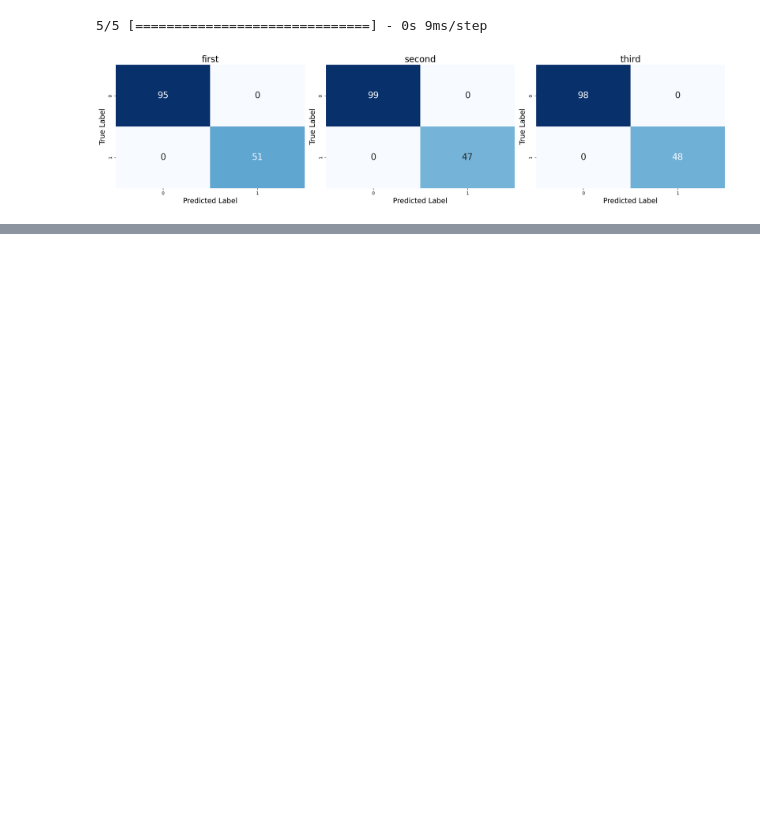
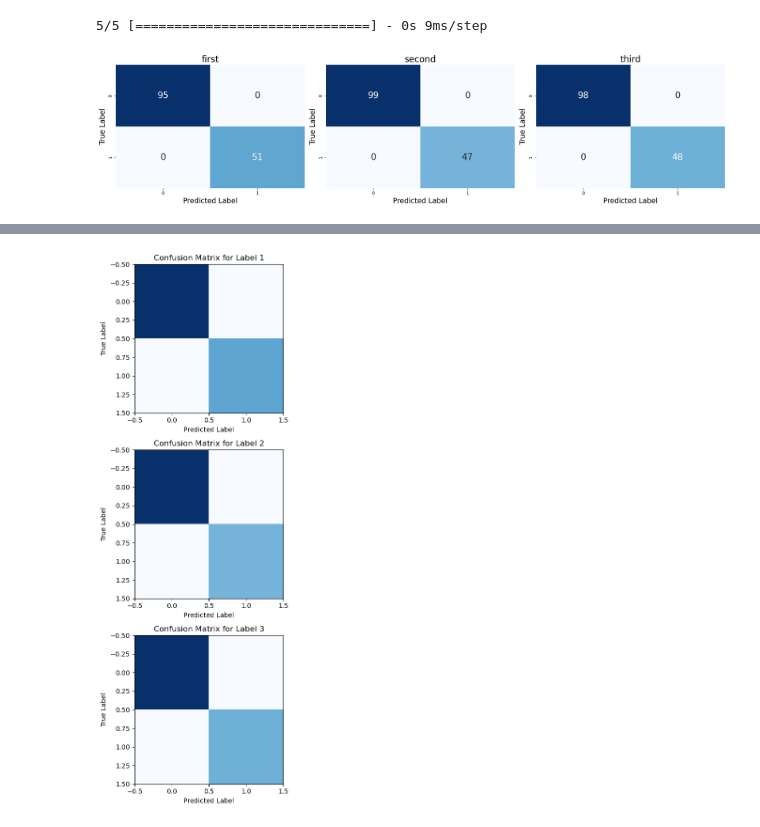
Before and after one commit to seungtoctoc/motion, a Jupyter notebook: train.ipynb, the cells around one changed output, grey strips where cells are left out. Cells and saved outputs as stored; diff of their text form; code cells hidden in the pictures; blank space fills up the shorter version.

```diff
--- a/train.ipynb
+++ b/train.ipynb
@@ -198,3 +220,25 @@ plt.show()
 # %% [output]
 5/5 [==============================] - 0s 9ms/step
 [figure]
+# %%
+from sklearn.metrics import multilabel_confusion_matrix
+import matplotlib.pyplot as plt
+
+model = load_model('models/model.h5')
+
+y_pred = model.predict(x_val)
+cm = multilabel_confusion_matrix(np.argmax(y_val, axis=1), np.argmax(y_pred, axis=1))
+
+fig, axes = plt.subplots(nrows=3, ncols=1, figsize=(8, 12))
+
+for i, ax in enumerate(axes.flat):
+    ax.imshow(cm[i], cmap='Blues', interpolation='nearest')
+    # ax.set(xticks=np.arange(cm.shape[1]), yticks=np.arange(cm.shape[2]),
+        #    xticklabels=['pred:0', 'pred:1'], yticklabels=['true:0', 'true:1'])
+    ax.set_xlabel('Predicted Label')
+    ax.set_ylabel('True Label')
+    ax.set_title(f'Confusion Matrix for Label {i+1}')
+
+plt.tight_layout()
+plt.show()
+# %% [output]
@@ -200,0 +246 @@ plt.show()
+[figure, added]
```
Also changed, not shown: parts of 2 cells of this notebook, 6 other files.
